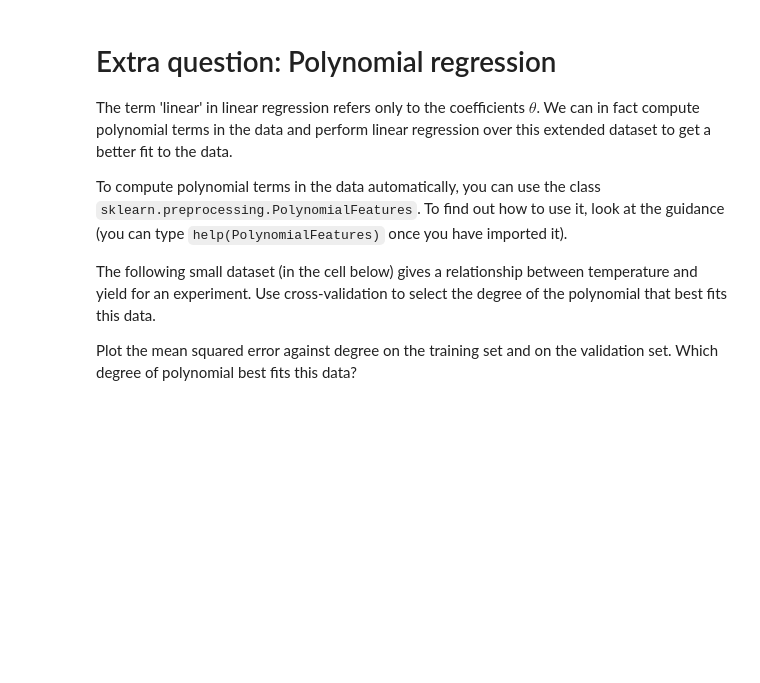
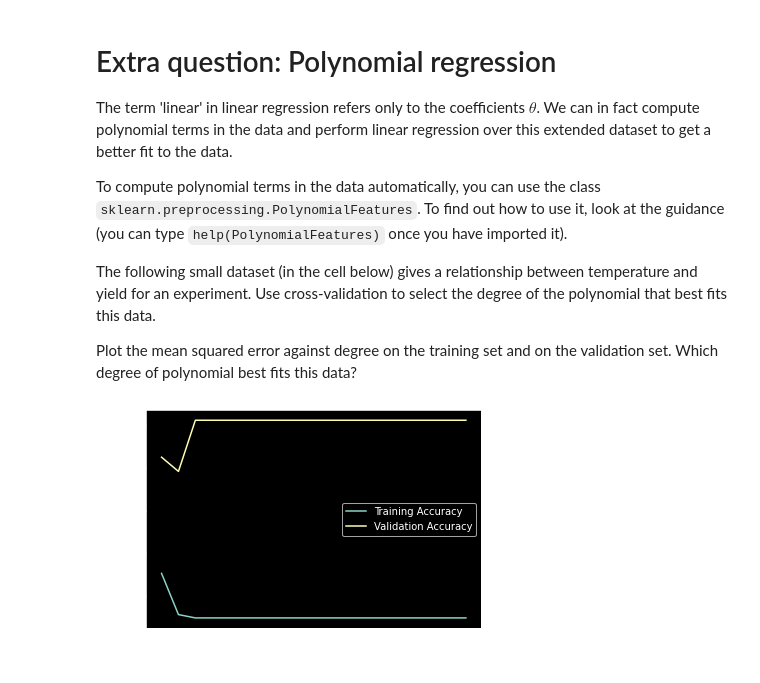
Before and after one commit to Raynham/Introduction-to-AI, a Jupyter notebook: week2/Worksheet 2 Week 14.ipynb, the cells around one changed output. Drawn from its saved outputs; the diff is of its cells as text; code cells hidden in the pictures; blank space fills up the shorter version.

```diff
--- a/week2/Worksheet 2 Week 14.ipynb
+++ b/week2/Worksheet 2 Week 14.ipynb
@@ -479,3 +649,32 @@ Plot the mean squared error against degree on the training set and on the valida
 # Data
 X = np.array([50,50,50,70,70,70,80,80,80,90,90,90,100,100,100]).reshape(-1, 1)
 y = np.array([3.3,2.8,2.9,2.3,2.6,2.1,2.5,2.9,2.4,3,3.1,2.8,3.3,3.5,3]).reshape(-1, 1)
+# %%
+from sklearn.preprocessing import PolynomialFeatures
+kf = KFold(n_splits=5, random_state=20, shuffle=True)
+max_degree = 20
+degrees = np.arange(2, max_degree + 1)
+mse_train = [[] for _ in range(max_degree-1)]
+mse_test = [[] for _ in range(max_degree-1)]
+for i, degree in enumerate(degrees):
+    ploy = PolynomialFeatures(degree)
+    for train_index, test_index in kf.split(X):
+        Xtrain, Xtest = X[train_index], X[test_index]
+        ytrain, ytest = y[train_index], y[test_index]
+        x_train_fitted = ploy.fit_transform(Xtrain)
+        x_test_fitted = ploy.fit_transform(Xtest)
+        linear_regression.fit(x_train_fitted, ytrain)
+        pred_train = linear_regression.predict(x_train_fitted)
+        pred_test = linear_regression.predict(x_test_fitted)
+        mse_train[i].append(metrics.mean_squared_error(ytrain, pred_train))
+        mse_test[i].append(metrics.mean_squared_error(ytest, pred_test))
+mean_mse_train = np.mean(mse_train, axis=1)
+mean_mse_test = np.mean(mse_test, axis=1)
+plt.plot(np.linspace(2,max_degree, max_degree-1),mean_mse_train)
+plt.plot(np.linspace(2,max_degree, max_degree-1),mean_mse_test)
+plt.legend(["Training Accuracy","Validation Accuracy"])
+plt.xlabel('degree')
+plt.ylabel('mean squard error')
+plt.show()
+# %% [output]
+[figure, added]
```
Also changed, not shown: parts of 23 cells of this notebook, 1 other file.
